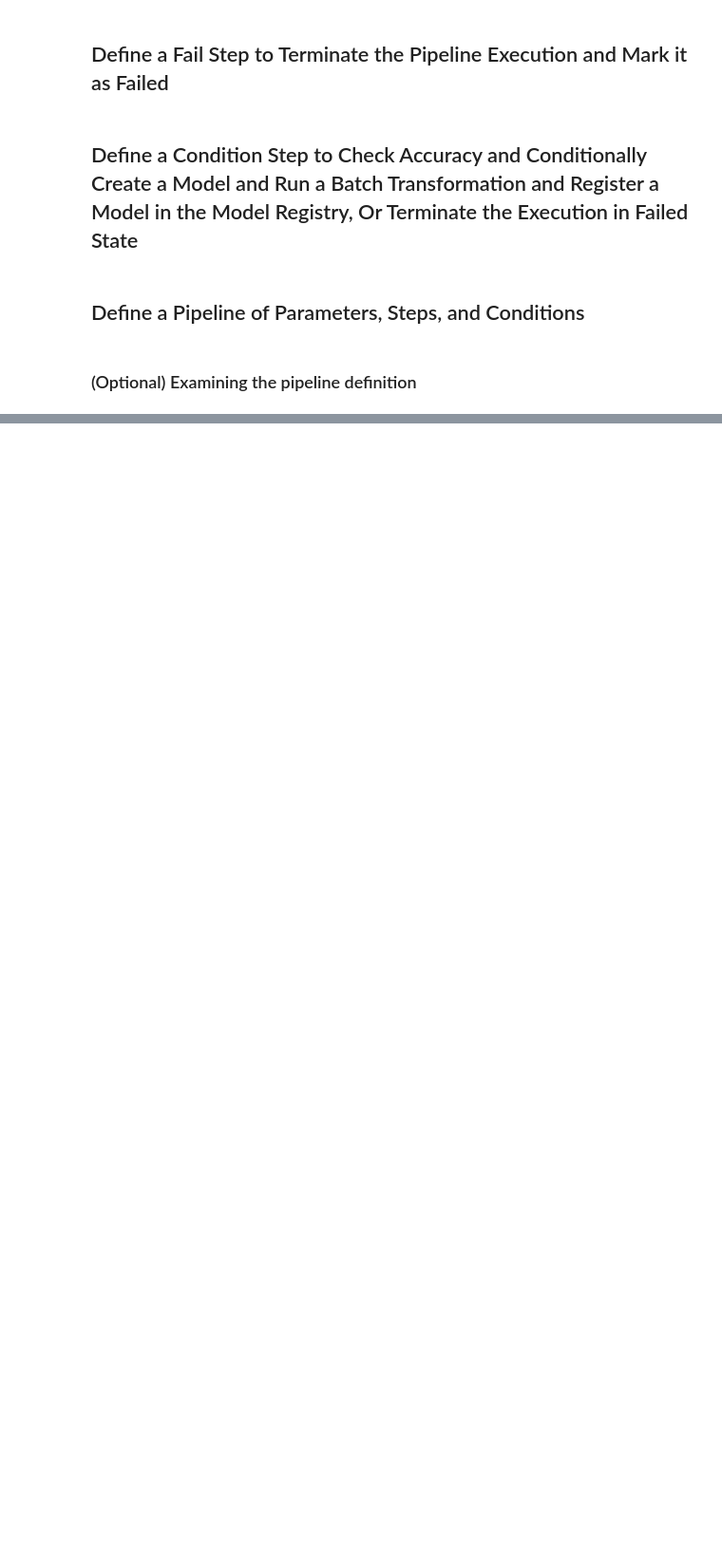
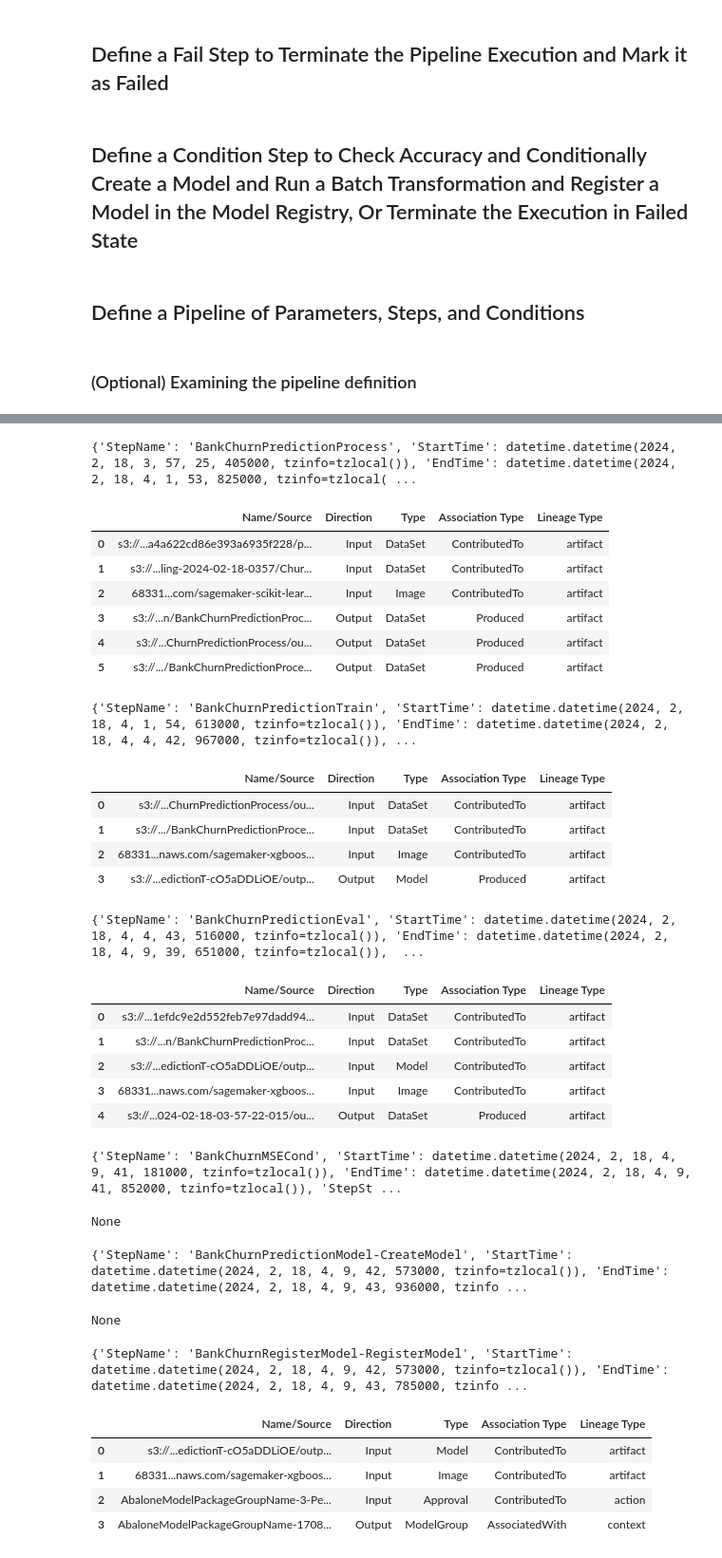
Before and after one commit to ShariqtheOne/aai540-finalproject, a Jupyter notebook: ModelCICD.ipynb, the cells around one changed output, grey strips where cells are left out. Shown at 95% size. Saved outputs shown, nothing was run; the diff lists cells and outputs as text; code cells hidden in the pictures; blank space fills up the shorter version.

```diff
--- a/ModelCICD.ipynb
+++ b/ModelCICD.ipynb
@@ -138,9 +138,28 @@ if __name__ == "__main__":
     df.columns = ['RowNumber', 'CustomerID', 'Surname', 'CreditScore', 'Geography', 'Gender', 'Age', 'Tenure',
                   'Balance', 'NumOfProducts', 'HasCrCard', 'IsActiveMember', 'EstimatedSalary', 'Exited']
 
+    # Add print statements to inspect data consistency
+    print("Original data shape:", df.shape)
+
+
     df.drop(columns=["RowNumber", "Surname"], inplace=True)
     df = pd.get_dummies(df)
+    # Check the dimensionality after one-hot encoding
+    print("Dimensionality after one-hot encoding:", X.shape)
     df.drop(columns="Gender_Male", inplace=True)
+
+    # Print the first 5 rows of each CSV file
+    print("First 5 rows of train.csv:")
+    print(df.head())
+
+    # Check for missing values or NaNs
+    print("Missing values:\n", df.isnull().sum())
+
+    # Ensure data types are as expected
+    print("Data types:\n", df.dtypes)
+
+    # Inspect unique values for categorical variables
+    print("Unique values for 'Exited' column:", df['Exited'].unique())
 
     # Split features and target
     X = df.drop(columns="Exited")
@@ -153,6 +172,18 @@ if __name__ == "__main__":
     # Drop CustomerID column
     X_train.drop(columns="CustomerID", inplace=True)
     X_val.drop(columns="CustomerID", inplace=True)
+    # Drop CustomerID column from the test set
+    X_test.drop(columns="CustomerID", inplace=True)
+
+    # Print the first 5 rows of each CSV file
+    print("First 5 rows of train.csv:")
+    print(pd.concat([y_train, X_train], axis=1).head())
+
+    print("First 5 rows of validation.csv:")
+    print(pd.concat([y_val, X_val], axis=1).head())
+
+    print("First 5 rows of test.csv:")
+    print(pd.concat([y_test, X_test], axis=1).head())
 
     # Save data to CSV files
     train_file = f"{base_dir}/train/train.csv"
@@ -312,7 +352,7 @@ script_eval = ScriptProcessor(
     command=["python3"],
     instance_type="ml.m5.xlarge",
     instance_count=1,
-    base_job_name="script-abalone-eval",
+    base_job_name="script-bankchurn-eval",
     role=role,
     sagemaker_session=pipeline_session,
 )
@@ -550,0 +557,42 @@ execution.list_steps()
+# %%
+import time
+from sagemaker.lineage.visualizer import LineageTableVisualizer
+
+
+viz = LineageTableVisualizer(sagemaker.session.Session())
+for execution_step in reversed(execution.list_steps()):
+    print(execution_step)
+    display(viz.show(pipeline_execution_step=execution_step))
+    time.sleep(5)
+# %% [output]
+{'StepName': 'BankChurnPredictionProcess', 'StartTime': datetime.datetime(2024, 2, 18, 3, 57, 25, 405000, tzinfo=tzlocal()), 'EndTime': datetime.datetime(2024, 2, 18, 4, 1, 53, 825000, tzinfo=tzlocal( ...
+|  | Name/Source | Direction | Type | Association Type | Lineage Type |
+| 0 | s3://...a4a622cd86e393a6935f228/p... | Input | DataSet | ContributedTo | artifact |
+| 1 | s3://...ling-2024-02-18-0357/Chur... | Input | DataSet | ContributedTo | artifact |
+| 2 | 68331...com/sagemaker-scikit-lear... | Input | Image | ContributedTo | artifact |
+| 3 | s3://...n/BankChurnPredictionProc... | Output | DataSet | Produced | artifact |
+| 4 | s3://...ChurnPredictionProcess/ou... | Output | DataSet | Produced | artifact |
+| 5 | s3://.../BankChurnPredictionProce... | Output | DataSet | Produced | artifact |
+{'StepName': 'BankChurnPredictionTrain', 'StartTime': datetime.datetime(2024, 2, 18, 4, 1, 54, 613000, tzinfo=tzlocal()), 'EndTime': datetime.datetime(2024, 2, 18, 4, 4, 42, 967000, tzinfo=tzlocal()), ...
+|  | Name/Source | Direction | Type | Association Type | Lineage Type |
+| 0 | s3://...ChurnPredictionProcess/ou... | Input | DataSet | ContributedTo | artifact |
+| 1 | s3://.../BankChurnPredictionProce... | Input | DataSet | ContributedTo | artifact |
+| 2 | 68331...naws.com/sagemaker-xgboos... | Input | Image | ContributedTo | artifact |
+| 3 | s3://...edictionT-cO5aDDLiOE/outp... | Output | Model | Produced | artifact |
+{'StepName': 'BankChurnPredictionEval', 'StartTime': datetime.datetime(2024, 2, 18, 4, 4, 43, 516000, tzinfo=tzlocal()), 'EndTime': datetime.datetime(2024, 2, 18, 4, 9, 39, 651000, tzinfo=tzlocal()),  ...
+|  | Name/Source | Direction | Type | Association Type | Lineage Type |
+| 0 | s3://...1efdc9e2d552feb7e97dadd94... | Input | DataSet | ContributedTo | artifact |
+| 1 | s3://...n/BankChurnPredictionProc... | Input | DataSet | ContributedTo | artifact |
+| 2 | s3://...edictionT-cO5aDDLiOE/outp... | Input | Model | ContributedTo | artifact |
+| 3 | 68331...naws.com/sagemaker-xgboos... | Input | Image | ContributedTo | artifact |
+| 4 | s3://...024-02-18-03-57-22-015/ou... | Output | DataSet | Produced | artifact |
+{'StepName': 'BankChurnMSECond', 'StartTime': datetime.datetime(2024, 2, 18, 4, 9, 41, 181000, tzinfo=tzlocal()), 'EndTime': datetime.datetime(2024, 2, 18, 4, 9, 41, 852000, tzinfo=tzlocal()), 'StepSt ...
+None
+{'StepName': 'BankChurnPredictionModel-CreateModel', 'StartTime': datetime.datetime(2024, 2, 18, 4, 9, 42, 573000, tzinfo=tzlocal()), 'EndTime': datetime.datetime(2024, 2, 18, 4, 9, 43, 936000, tzinfo ...
+None
+{'StepName': 'BankChurnRegisterModel-RegisterModel', 'StartTime': datetime.datetime(2024, 2, 18, 4, 9, 42, 573000, tzinfo=tzlocal()), 'EndTime': datetime.datetime(2024, 2, 18, 4, 9, 43, 785000, tzinfo ...
+|  | Name/Source | Direction | Type | Association Type | Lineage Type |
+| 0 | s3://...edictionT-cO5aDDLiOE/outp... | Input | Model | ContributedTo | artifact |
+| 1 | 68331...naws.com/sagemaker-xgboos... | Input | Image | ContributedTo | artifact |
+| 2 | AbaloneModelPackageGroupName-3-Pe... | Input | Approval | ContributedTo | action |
+| 3 | AbaloneModelPackageGroupName-1708... | Output | ModelGroup | AssociatedWith | context |
```
Also changed, not shown: parts of 20 cells of this notebook.
